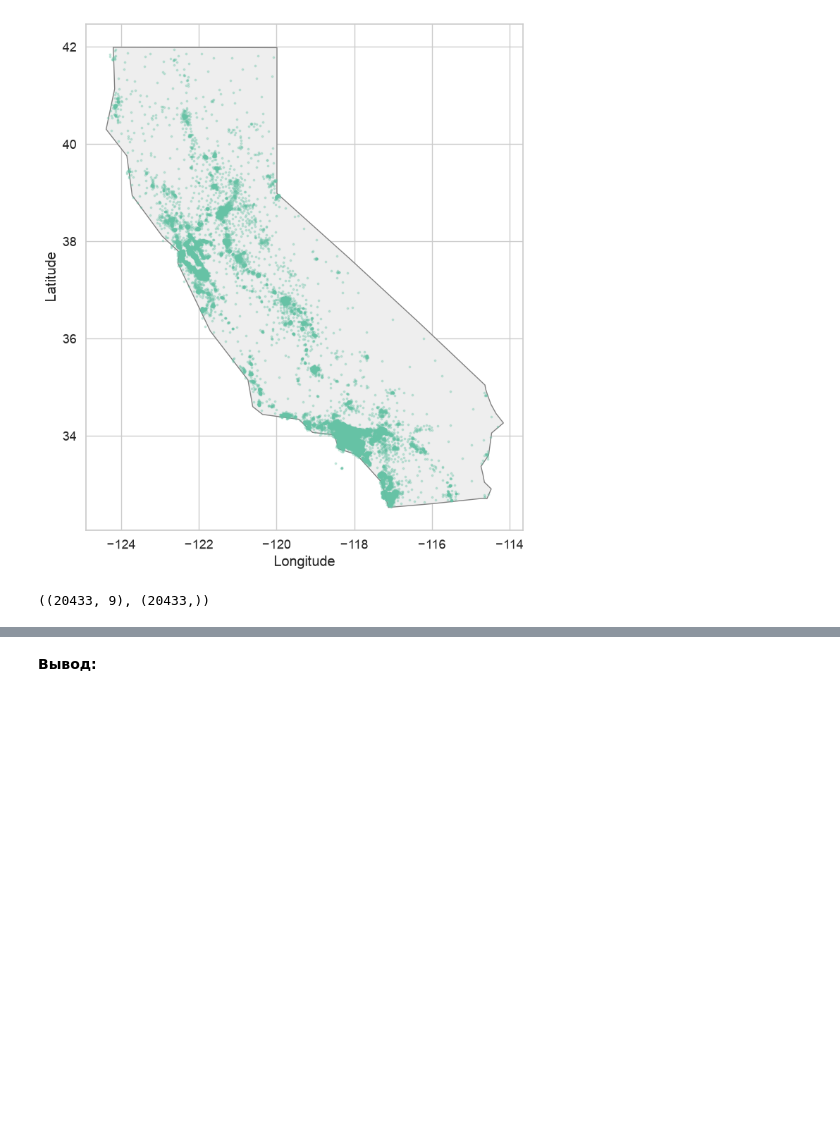
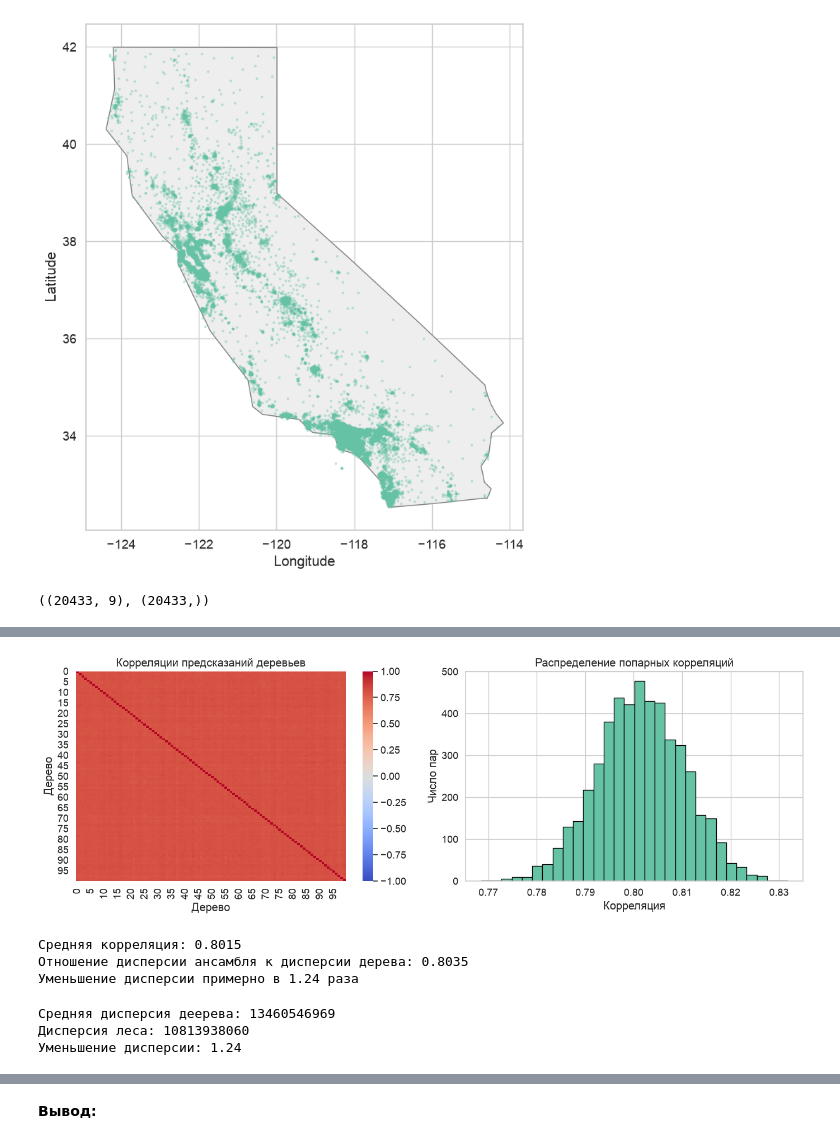
Before and after one commit to rudenkornk/ml_experiments, a Jupyter notebook: src/task_8M.ipynb, the cells around one changed output, grey strips where cells are left out. Cells and saved outputs as stored; diff of their text form; code cells hidden in the pictures; blank space fills up the shorter version.

```diff
--- a/src/task_8M.ipynb
+++ b/src/task_8M.ipynb
@@ -200,3 +204,7 @@ X_train, X_test, y_train, y_test = train_test_split(
 houses_X.shape, houses_y.shape
 # %% [output]
 ((20433, 9), (20433,))
+# %%
+n_estimators = 100
+model = RandomForestRegressor(n_estimators=n_estimators, random_state=RANDOM_STATE)
+model.fit(X_train, y_train)
@@ -203,2 +213,12 @@ houses_X.shape, houses_y.shape
 # %%
-houses_X
+predictions = np.array([
+    tree.predict(np.asarray(X_test))
+    for tree in model.estimators_
+])
+
+correlations = np.corrcoef(predictions)
+n_trees = len(model.estimators_)
+
+pairwise_correlations = correlations[
+    np.triu_indices(n_trees, k=1)
+]
@@ -218,0 +236,55 @@ houses_X
+# %%
+fig, axes = plt.subplots(1, 2, figsize=(14, 5))
+
+sns.heatmap(
+    correlations,
+    ax=axes[0],
+    vmin=-1,
+    vmax=1,
+    cmap="coolwarm",
+)
+axes[0].set(
+    title="Корреляции предсказаний деревьев",
+    xlabel="Дерево",
+    ylabel="Дерево",
+)
+
+axes[1].hist(pairwise_correlations, bins=30, edgecolor="black")
+axes[1].set(
+    title="Распределение попарных корреляций",
+    xlabel="Корреляция",
+    ylabel="Число пар",
+)
+
+plt.tight_layout()
+plt.show()
+# %% [output]
+[figure, added]
+# %%
+rho = pairwise_correlations.mean()
+variance_ratio = rho + (1 - rho) / n_trees
+
+print(f"Средняя корреляция: {rho:.4f}")
+print(f"Отношение дисперсии ансамбля к дисперсии дерева: {variance_ratio:.4f}")
+print(f"Уменьшение дисперсии примерно в {1 / variance_ratio:.2f} раза")
+# %% [output]
+Средняя корреляция: 0.8015
+Отношение дисперсии ансамбля к дисперсии дерева: 0.8035
+Уменьшение дисперсии примерно в 1.24 раза
+# %%
+# Проверим что теоретическое предсказание через rho сходится с практикой.
+# Посчитаем среднюю дисперсию для всех деревьев и сравним ее с дисперсией всего леса.
+
+tree_variances = predictions.var(axis=1, ddof=1)
+mean_tree_variance = tree_variances.mean()
+
+forest_predictions = predictions.mean(axis=0)
+forest_variance = forest_predictions.var(ddof=1)
+
+print(f"Средняя дисперсия деерева: {mean_tree_variance:.0f}")
+print(f"Дисперсия леса: {forest_variance:.0f}")
+print(f"Уменьшение дисперсии: {mean_tree_variance / forest_variance :.2f}")
+# %% [output]
+Средняя дисперсия деерева: 13460546969
+Дисперсия леса: 10813938060
+Уменьшение дисперсии: 1.24
```
Also changed, not shown: parts of 11 cells of this notebook.
